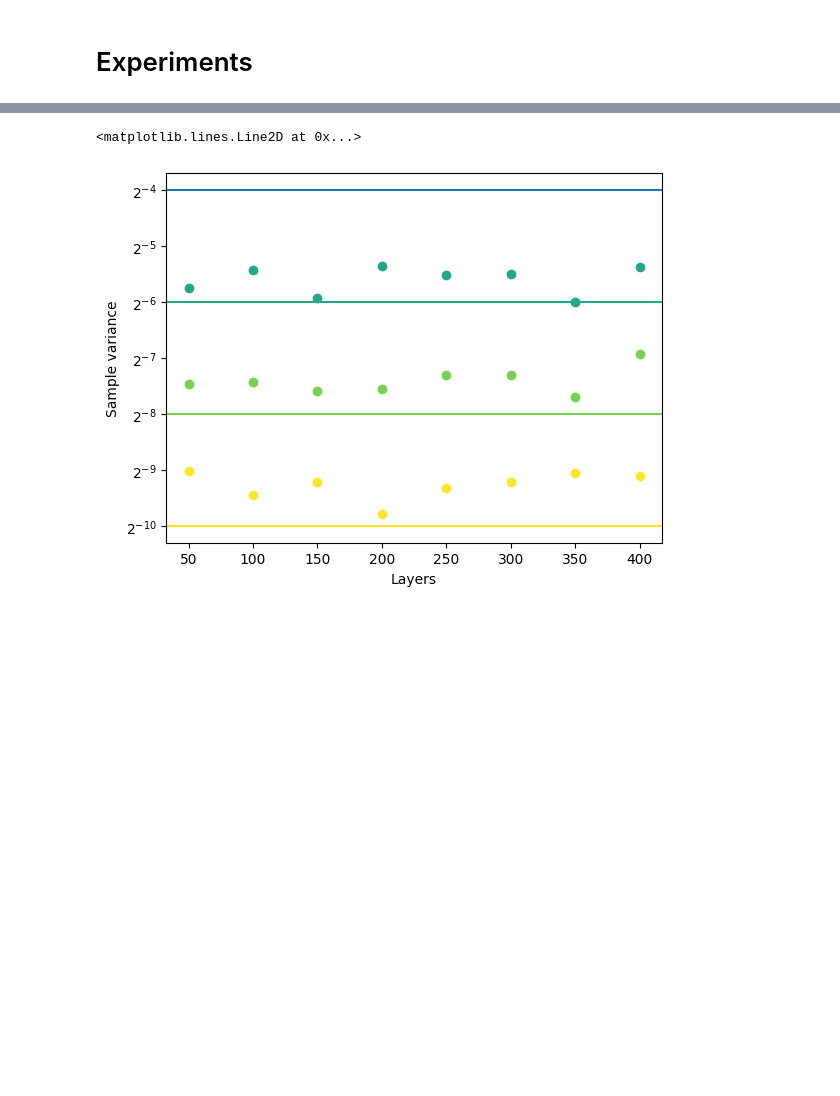
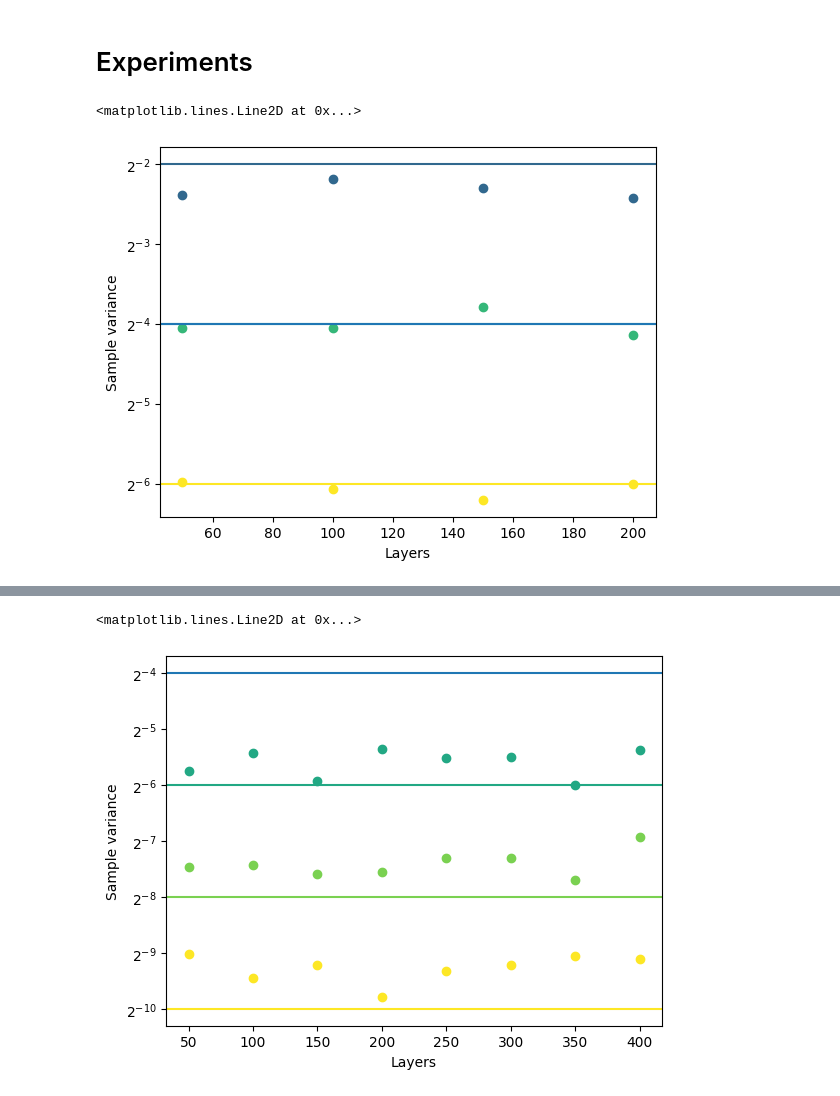
Before and after one commit to idnm/barren_traps, a Jupyter notebook: barren_traps.ipynb, the cells around one changed output, grey strips where cells are left out. Saved outputs shown, nothing was run; the diff lists cells and outputs as text; code cells hidden in the pictures; blank space fills up the shorter version.

```diff
--- a/barren_traps.ipynb
+++ b/barren_traps.ipynb
@@ -34,7 +34,7 @@ class LocalVQA:
 
         for n in range(self.num_qubits):
             qml.RX(x[n], wires=n)
-            qml.RZ(z[n], wires=n)
+            qml.RY(z[n], wires=n)
 
     def all_entangling_layers(self, x, z):
         s = 0
@@ -286,3 +286,19 @@ class Experiment:
             return exp
 # %% [markdown]
 # Experiments
+# %%
+experiment_ry = Experiment.load('ry')
+# %%
+np.random.seed(1234)
+
+layers = list(range(50, 200+1, 50))
+num_points = 100
+
+for num_qubits in [4, 6]:
+    experiment_ry.run_bp(num_qubits, layers, num_points=num_points) #, nograds=True)
+# %%
+experiment_ry.plot_results_bp()
+plt.axhline(2**-4)
+# %% [output]
+<matplotlib.lines.Line2D at 0x...>
+[figure, added]
```
Also changed, not shown: parts of 1 cell of this notebook.
